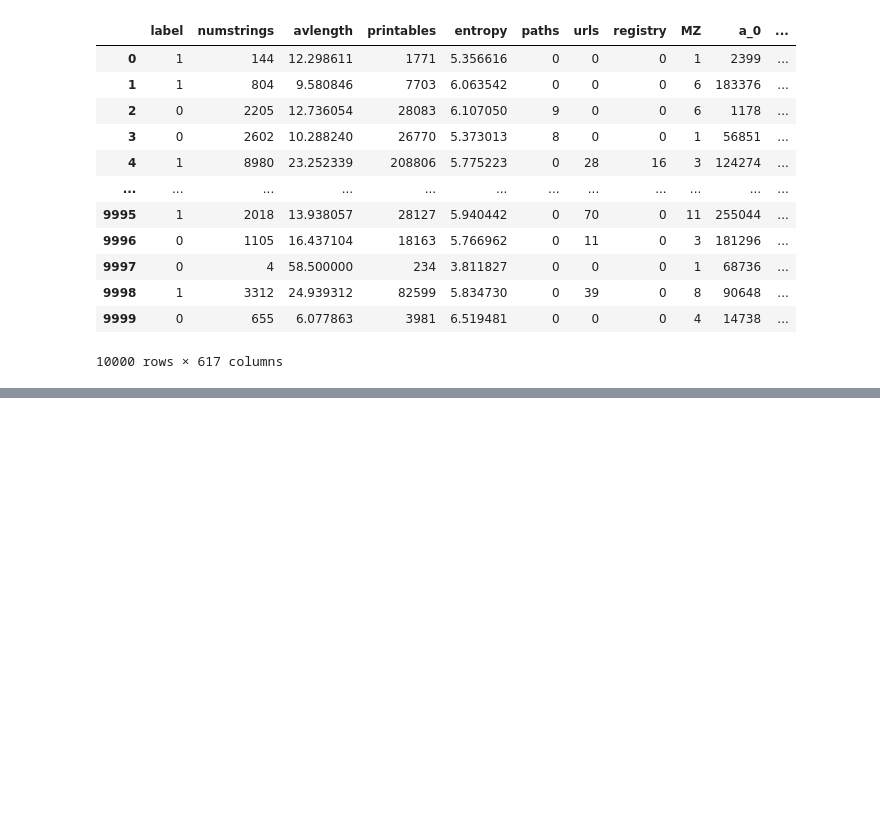
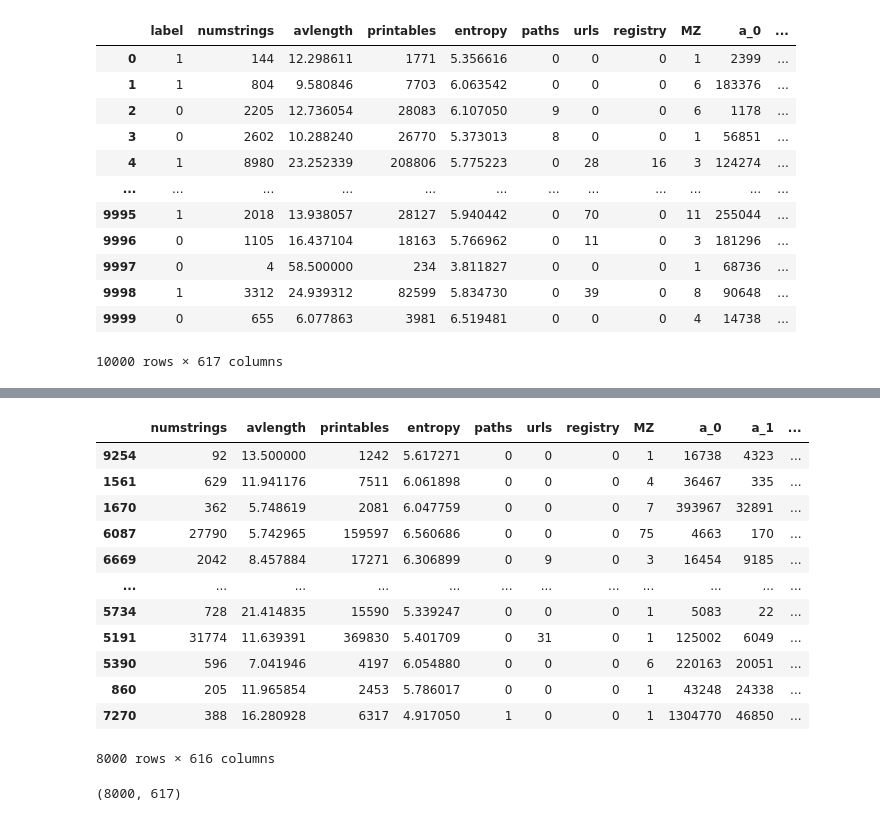
Before and after one commit to Hoseo-IELab/Hoseo_AI_Competition, a Jupyter notebook: TEST12345.ipynb, the cells around one changed output, grey strips where cells are left out. Drawn from its saved outputs; the diff is of its cells as text; code cells hidden in the pictures; blank space fills up the shorter version.

```diff
--- a/TEST12345.ipynb
+++ b/TEST12345.ipynb
@@ -368,0 +167,16 @@ roc_auc_score(y_test, lgbm_pred)
+# %%
+x_train
+# %% [output]
+|  | numstrings | avlength | printables | entropy | paths | urls | registry | MZ | a_0 | a_1 | ... |
+| 9254 | 92 | 13.500000 | 1242 | 5.617271 | 0 | 0 | 0 | 1 | 16738 | 4323 | ... |
+| 1561 | 629 | 11.941176 | 7511 | 6.061898 | 0 | 0 | 0 | 4 | 36467 | 335 | ... |
+| 1670 | 362 | 5.748619 | 2081 | 6.047759 | 0 | 0 | 0 | 7 | 393967 | 32891 | ... |
+| 6087 | 27790 | 5.742965 | 159597 | 6.560686 | 0 | 0 | 0 | 75 | 4663 | 170 | ... |
+| 6669 | 2042 | 8.457884 | 17271 | 6.306899 | 0 | 9 | 0 | 3 | 16454 | 9185 | ... |
+| ... | ... | ... | ... | ... | ... | ... | ... | ... | ... | ... | ... |
+| 5734 | 728 | 21.414835 | 15590 | 5.339247 | 0 | 0 | 0 | 1 | 5083 | 22 | ... |
+| 5191 | 31774 | 11.639391 | 369830 | 5.401709 | 0 | 31 | 0 | 1 | 125002 | 6049 | ... |
+| 5390 | 596 | 7.041946 | 4197 | 6.054880 | 0 | 0 | 0 | 6 | 220163 | 20051 | ... |
+| 860 | 205 | 11.965854 | 2453 | 5.786017 | 0 | 0 | 0 | 1 | 43248 | 24338 | ... |
+| 7270 | 388 | 16.280928 | 6317 | 4.917050 | 1 | 0 | 0 | 1 | 1304770 | 46850 | ... |
+8000 rows × 616 columns
@@ -368,0 +185,4 @@ roc_auc_score(y_test, lgbm_pred)
+# %%
+outlier_data.shape
+# %% [output]
+(8000, 617)
```
Also changed, not shown: parts of 100 cells of this notebook, 6 other files.
